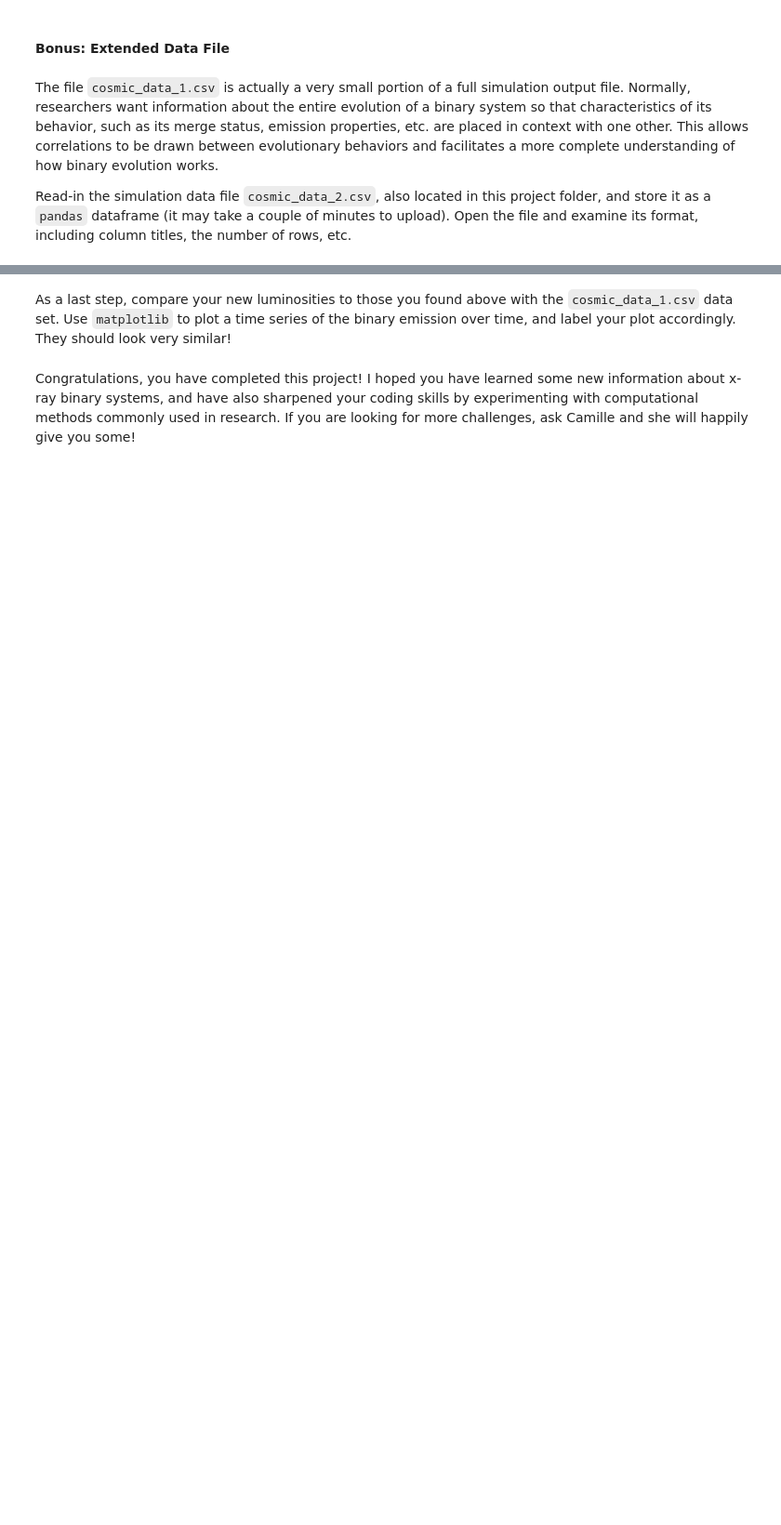
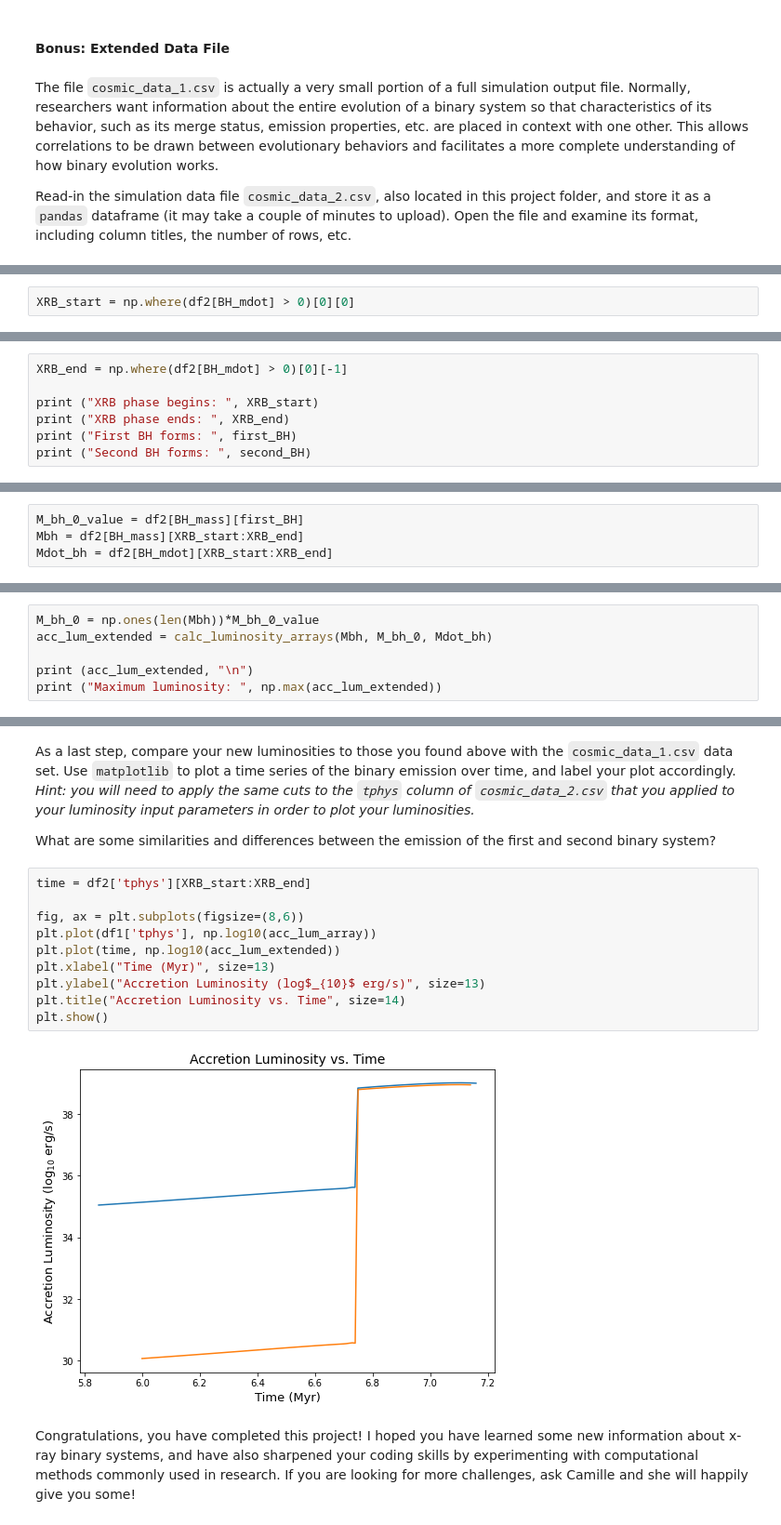
Before and after one commit to celiotine/CIERA_HS_Project_2020, a Jupyter notebook: AccretingBlackHoles_SOLUTION.ipynb, the cells around one changed output, grey strips where cells are left out. Shown at 93% size. Cells and saved outputs as stored; diff of their text form; blank space fills up the shorter version.

````diff
--- a/AccretingBlackHoles_SOLUTION.ipynb
+++ b/AccretingBlackHoles_SOLUTION.ipynb
@@ -285,0 +301,2 @@ The x-ray binary phase terminates when the second stellar object becomes a black
+# %%
+XRB_start = np.where(df2[BH_mdot] > 0)[0][0]
@@ -285,0 +305,7 @@ The x-ray binary phase terminates when the second stellar object becomes a black
+# %%
+XRB_end = np.where(df2[BH_mdot] > 0)[0][-1]
+
+print ("XRB phase begins: ", XRB_start)
+print ("XRB phase ends: ", XRB_end)
+print ("First BH forms: ", first_BH)
+print ("Second BH forms: ", second_BH)
@@ -286 +319,5 @@ The x-ray binary phase terminates when the second stellar object becomes a black
+# %%
+M_bh_0_value = df2[BH_mass][first_BH]
+Mbh = df2[BH_mass][XRB_start:XRB_end]
+Mdot_bh = df2[BH_mdot][XRB_start:XRB_end]
 # %% [markdown]
@@ -287,0 +325,6 @@ You should now be able to pass your reduced data arrays directly to your functio
+# %%
+M_bh_0 = np.ones(len(Mbh))*M_bh_0_value
+acc_lum_extended = calc_luminosity_arrays(Mbh, M_bh_0, Mdot_bh)
+
+print (acc_lum_extended, "\n")
+print ("Maximum luminosity: ", np.max(acc_lum_extended))
@@ -288,4 +346,18 @@ You should now be able to pass your reduced data arrays directly to your functio
 # %% [markdown]
-As a last step, compare your new luminosities to those you found above with the ```cosmic_data_1.csv``` data set. Use ```matplotlib``` to plot a time series of the binary emission over time, and label your plot accordingly. They should look very similar!
+As a last step, compare your new luminosities to those you found above with the ```cosmic_data_1.csv``` data set. Use ```matplotlib``` to plot a time series of the binary emission over time, and label your plot accordingly. *Hint: you will need to apply the same cuts to the ```tphys``` column of ```cosmic_data_2.csv``` that you applied to your luminosity input parameters in order to plot your luminosities.*
+
+What are some similarities and differences between the emission of the first and second binary system?
+# %%
+time = df2['tphys'][XRB_start:XRB_end]
+
+fig, ax = plt.subplots(figsize=(8,6))
+plt.plot(df1['tphys'], np.log10(acc_lum_array))
+plt.plot(time, np.log10(acc_lum_extended))
+plt.xlabel("Time (Myr)", size=13)
+plt.ylabel("Accretion Luminosity (log$_{10}$ erg/s)", size=13)
+plt.title("Accretion Luminosity vs. Time", size=14)
+plt.show()
+# %% [output]
+[figure, added]
 # %% [markdown]
 Congratulations, you have completed this project! I hoped you have learned some new information about x-ray binary systems, and have also sharpened your coding skills by experimenting with computational methods commonly used in research. If you are looking for more challenges, ask Camille and she will happily give you some!
````
Also changed, not shown: parts of 25 cells of this notebook.
